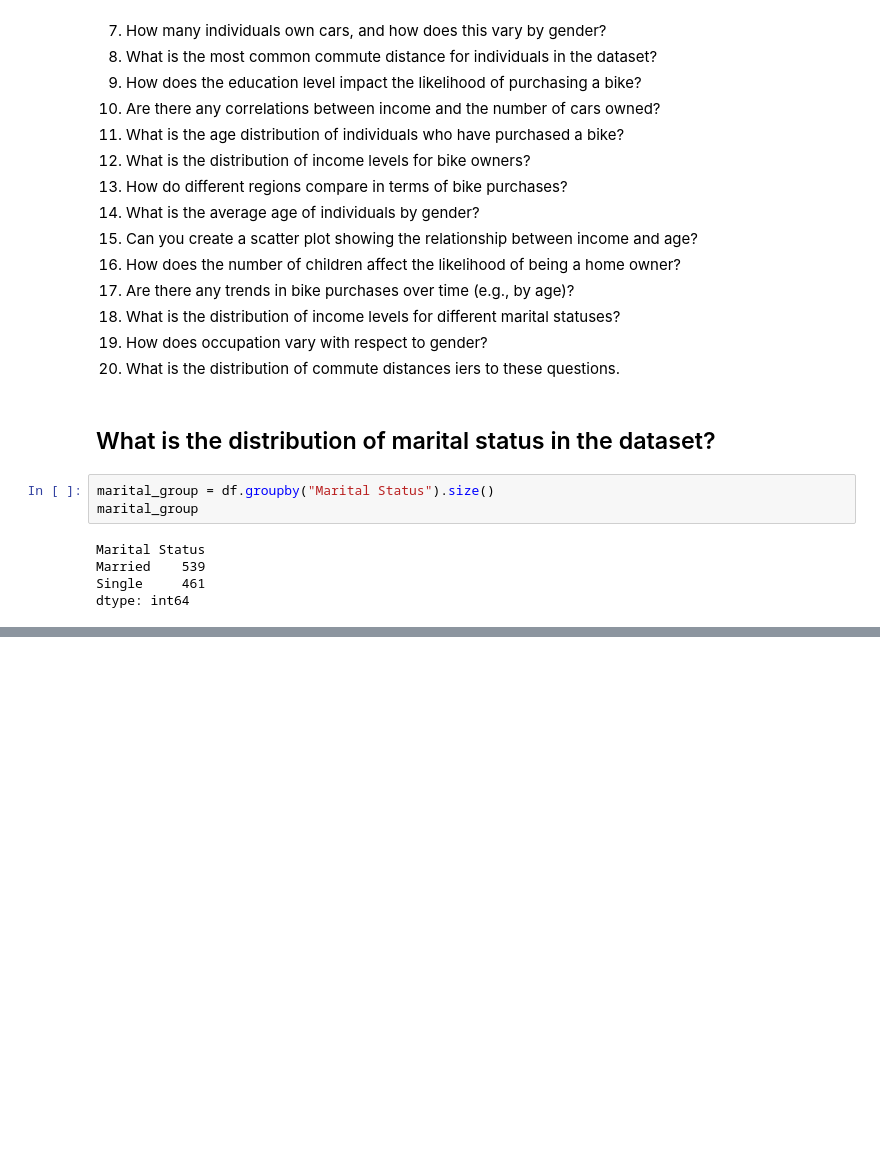
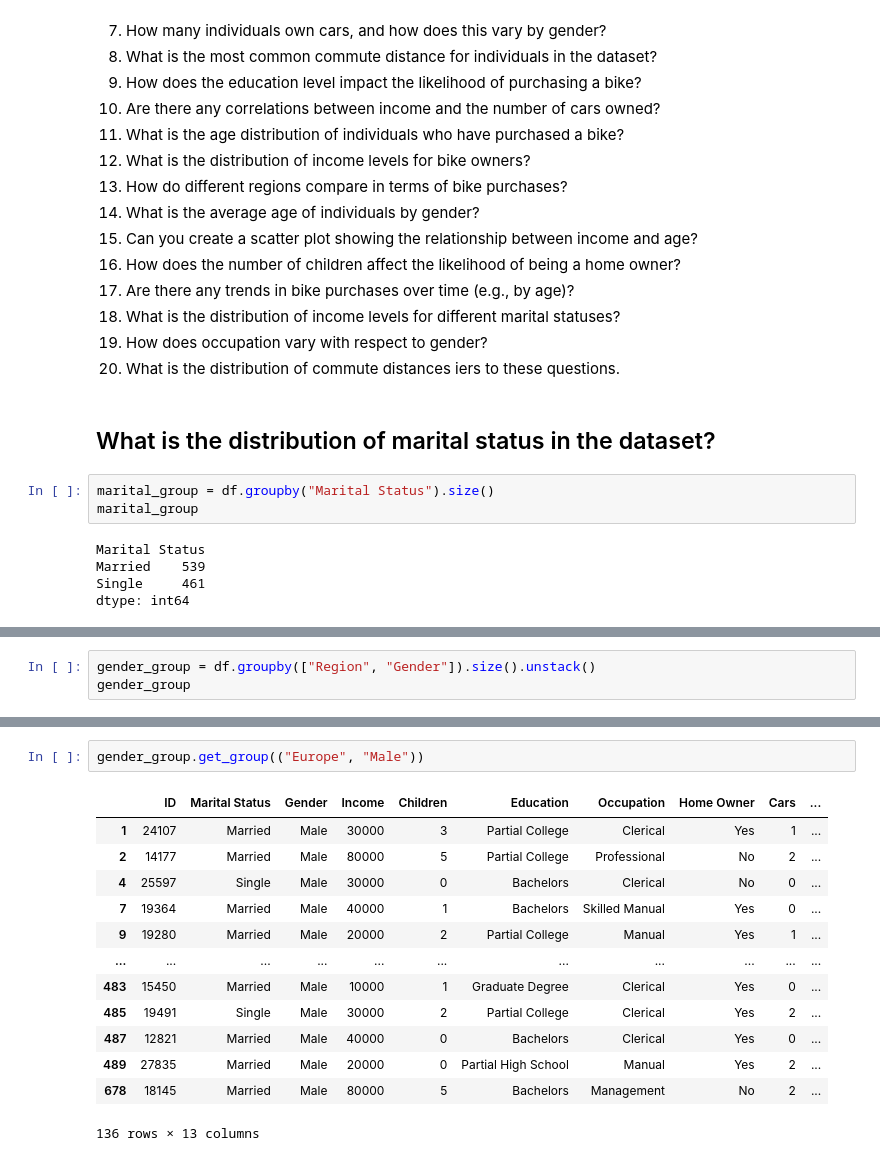
Before and after one commit to abhisunny2610/Data-Science, a Jupyter notebook: Visualization/Bike Buyers Anlys.ipynb, the cells around one changed output, grey strips where cells are left out. Cells and saved outputs as stored; diff of their text form; blank space fills up the shorter version.

```diff
--- a/Visualization/Bike Buyers Anlys.ipynb
+++ b/Visualization/Bike Buyers Anlys.ipynb
@@ -116,0 +120,3 @@ plt.show()
+# %%
+gender_group = df.groupby(["Region", "Gender"]).size().unstack()
+gender_group
@@ -116,0 +129,16 @@ plt.show()
+# %%
+gender_group.get_group(("Europe", "Male"))
+# %% [output]
+|  | ID | Marital Status | Gender | Income | Children | Education | Occupation | Home Owner | Cars | ... |
+| 1 | 24107 | Married | Male | 30000 | 3 | Partial College | Clerical | Yes | 1 | ... |
+| 2 | 14177 | Married | Male | 80000 | 5 | Partial College | Professional | No | 2 | ... |
+| 4 | 25597 | Single | Male | 30000 | 0 | Bachelors | Clerical | No | 0 | ... |
+| 7 | 19364 | Married | Male | 40000 | 1 | Bachelors | Skilled Manual | Yes | 0 | ... |
+| 9 | 19280 | Married | Male | 20000 | 2 | Partial College | Manual | Yes | 1 | ... |
+| ... | ... | ... | ... | ... | ... | ... | ... | ... | ... | ... |
+| 483 | 15450 | Married | Male | 10000 | 1 | Graduate Degree | Clerical | Yes | 0 | ... |
+| 485 | 19491 | Single | Male | 30000 | 2 | Partial College | Clerical | Yes | 2 | ... |
+| 487 | 12821 | Married | Male | 40000 | 0 | Bachelors | Clerical | Yes | 0 | ... |
+| 489 | 27835 | Married | Male | 20000 | 0 | Partial High School | Manual | Yes | 2 | ... |
+| 678 | 18145 | Married | Male | 80000 | 5 | Bachelors | Management | No | 2 | ... |
+136 rows × 13 columns
```
Also changed, not shown: parts of 3 cells of this notebook.
